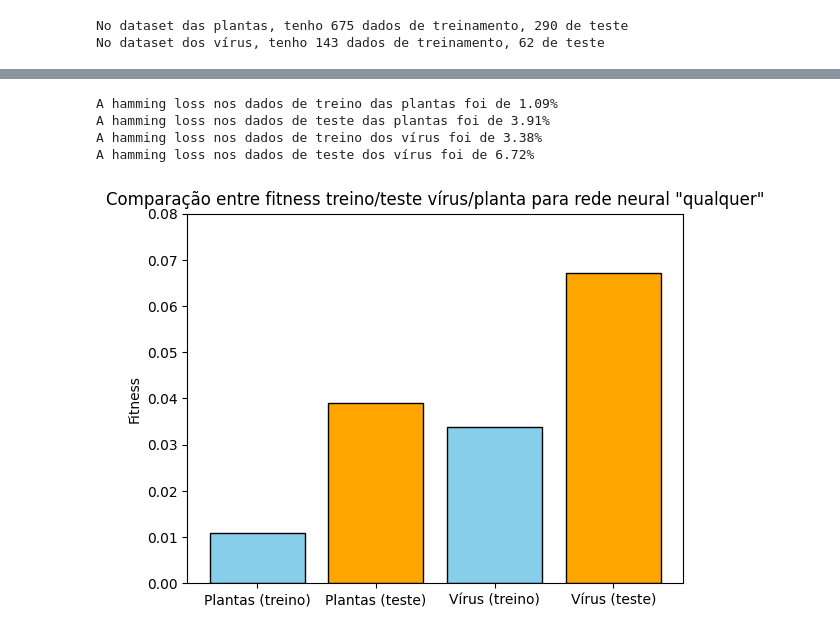
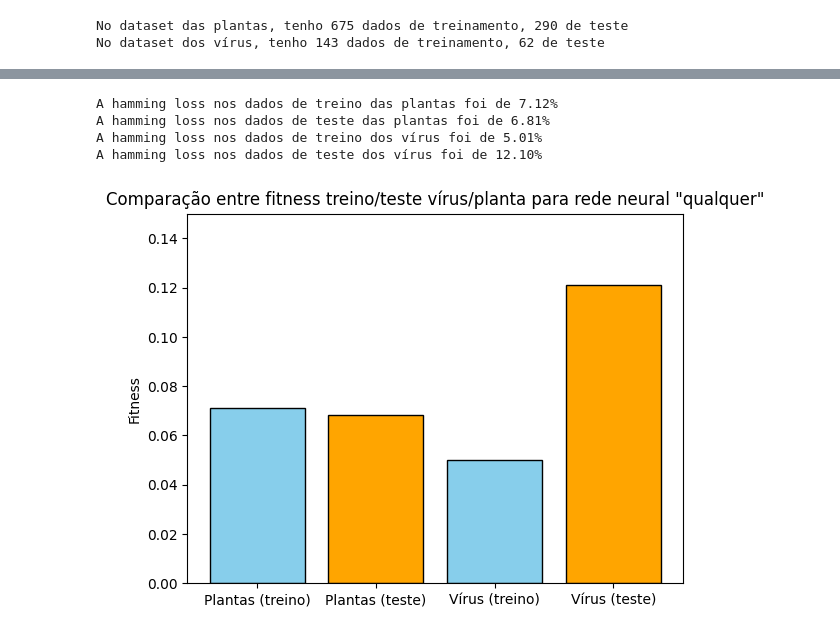
Before and after one commit to arthur-qm/trabalho-bioinspirada-scc0911-202402, a Jupyter notebook: trabalho copy.ipynb, the cells around one changed output, grey strips where cells are left out. Drawn from its saved outputs; the diff is of its cells as text; code cells hidden in the pictures.

```diff
--- a/trabalho copy.ipynb
+++ b/trabalho copy.ipynb
@@ -42,22 +47,25 @@ plants_dataset = pd.read_csv('./Plants_Dataset_Term_Frequency.tsv', sep='\t', sk
 virus_dataset =  pd.read_csv('./Virus_Dataset_Term_Frequency.tsv', sep='\t', skiprows=1).iloc[:, 1:]
 # %%
 # Os dois datasets possuem 6 rótulos
-NUM_ROTULOS = 6
+NUM_ROTULOS_PLANTAS = 12
+NUM_ROTULOS_VIRUS = 6
 TAMANHO_TEST = 0.3
 
+
 # Separar as features e os rótulos para o dataset de plantas
-X_plants = plants_dataset.iloc[:, :-NUM_ROTULOS].values  # Todas as colunas, exceto as últimas 6 e a primeira
-y_plants = plants_dataset.iloc[:, -NUM_ROTULOS:].values  # As últimas 6 colunas (rótulos)
+X_plants = plants_dataset.iloc[:, :-NUM_ROTULOS_PLANTAS].values  # Todas as colunas, exceto as últimas 6 e a primeira
+y_plants = plants_dataset.iloc[:, -NUM_ROTULOS_PLANTAS:].values  # As últimas 6 colunas (rótulos)
 
 # Separar as features e os rótulos para o dataset de vírus
-X_virus = virus_dataset.iloc[:, :-NUM_ROTULOS].values
-y_virus = virus_dataset.iloc[:, -NUM_ROTULOS:].values
+X_virus = virus_dataset.iloc[:, :-NUM_ROTULOS_VIRUS].values
+y_virus = virus_dataset.iloc[:, -NUM_ROTULOS_VIRUS:].values
 
-# Dividir dados em treino e teste
+# Dividir dados em treino e teste para o dataset de plantas
 X_train_plants, X_test_plants, y_train_plants, y_test_plants = train_test_split(
     X_plants, y_plants, test_size=TAMANHO_TEST, random_state=random_seed
 )
 
+# Dividir dados em treino e teste para o dataset de vírus
 X_train_virus, X_test_virus, y_train_virus, y_test_virus = train_test_split(
     X_virus, y_virus, test_size=TAMANHO_TEST, random_state=random_seed
 )
@@ -80,7 +88,7 @@ No dataset dos vírus, tenho 143 dados de treinamento, 62 de teste
 # %%
 def hamming_loss(predictions, actual_values):
     N = len(predictions)
-    NUM_ROTULOS = 6
+    NUM_ROTULOS = len(predictions[0])
 
     s = 0
 
@@ -121,8 +129,8 @@ class NeuralNetwork():
         predicted_test = (predictions_test > 0.5).astype(int)
         self.hamming_loss = hamming_loss(predicted_test, y_test)
 # %%
-# Criar e treinar o modelo para plantas
-features = [[128, 64], ['relu', 'relu']]
+# Criar e treinar o modelo ingenuo para plantas
+features = [[128, 64], ['leaky_relu', 'leaky_relu']]
 nn = NeuralNetwork(X_train_plants.shape[1], y_train_plants.shape[1], 2, features)
 nn.create_model()
 history_plants = nn.train_model(X_train_plants, y_train_plants, epochs=50, batch=32, val_split=0.3)
@@ -169,23 +177,23 @@ for possibilidade in possibilidades:
     print(f'A hamming loss nos {possibilidade[-1]} foi de {100*val:.2f}%')
     dados.append(val)
 # %% [output]
-A hamming loss nos dados de treino das plantas foi de 1.09%
-A hamming loss nos dados de teste das plantas foi de 3.91%
-A hamming loss nos dados de treino dos vírus foi de 3.38%
-A hamming loss nos dados de teste dos vírus foi de 6.72%
+A hamming loss nos dados de treino das plantas foi de 7.12%
+A hamming loss nos dados de teste das plantas foi de 6.81%
+A hamming loss nos dados de treino dos vírus foi de 5.01%
+A hamming loss nos dados de teste dos vírus foi de 12.10%
 # %%
 # Criando um gráfico de barras para comparar os valores
 plt.bar(['Plantas (treino)', 'Plantas (teste)', 'Vírus (treino)', 'Vírus (teste)'], dados, color=['skyblue', 'orange'] * 2, edgecolor='black')
 
 # Personalizando o gráfico
 plt.ylabel('Fitness')
 plt.title('Comparação entre fitness treino/teste vírus/planta para rede neural "qualquer"')
-plt.ylim(0, 0.08)  # Ajustando o eixo y para destacar a diferença
+plt.ylim(0, 0.15)  # Ajustando o eixo y para destacar a diferença
 
 # Exibindo o gráfico
 plt.show()
 # %% [output]
-[figure, old version]
+[figure, new version]
 # %%
 # possíveis valores para nossa população inicial
 LIM_NUM_NEURONS = 300
```
Also changed, not shown: parts of 24 cells of this notebook, 1 other file.
